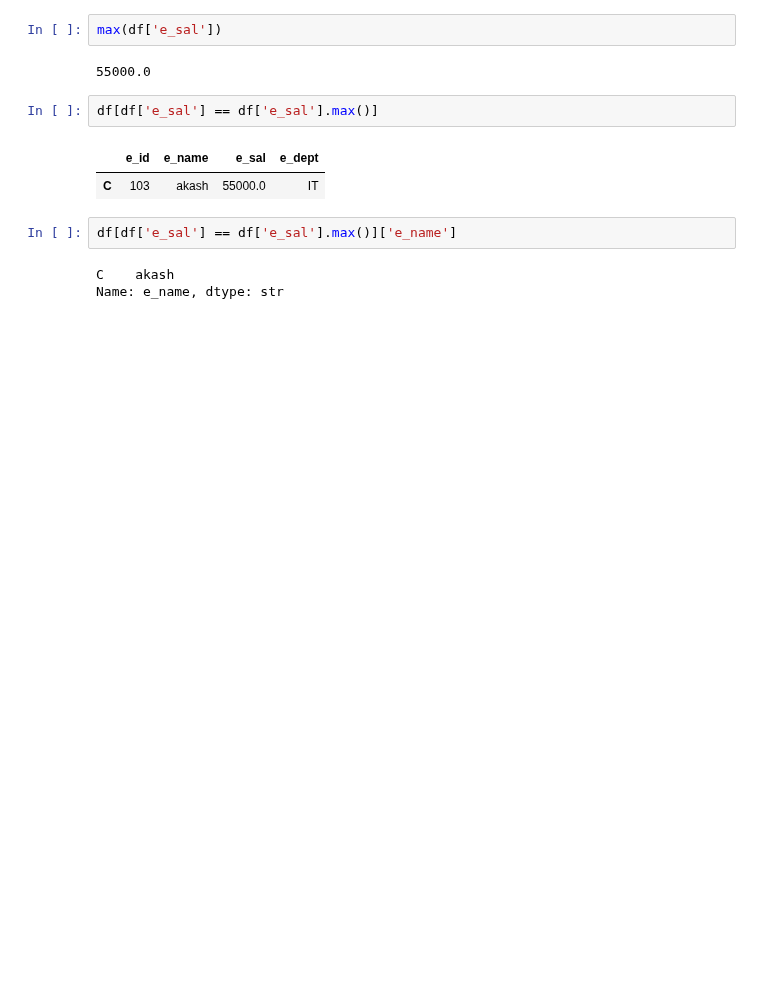
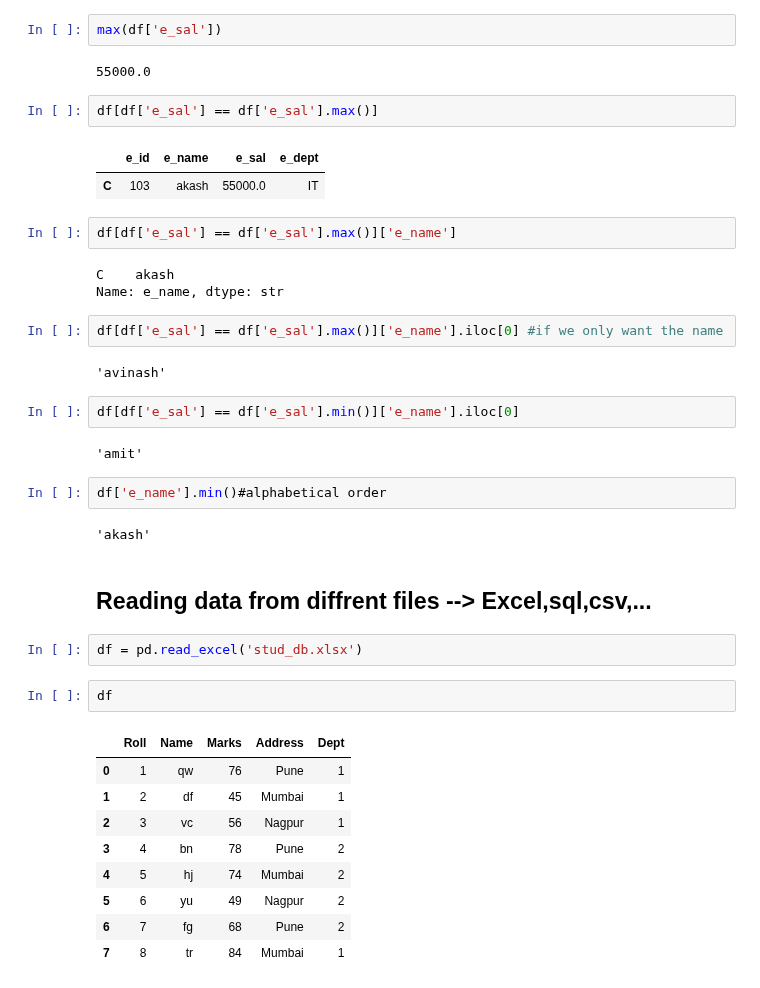
Before and after one commit to gtejas-45/Started-Python, a Jupyter notebook: pandas.ipynb, the cells around one changed output. Saved outputs shown, nothing was run; the diff lists cells and outputs as text; blank space fills up the shorter version.

```diff
--- a/pandas.ipynb
+++ b/pandas.ipynb
@@ -196,3 +197,31 @@ df[df['e_sal'] == df['e_sal'].max()]['e_name']
 # %% [output]
 C    akash
 Name: e_name, dtype: str
+# %%
+df[df['e_sal'] == df['e_sal'].max()]['e_name'].iloc[0] #if we only want the name
+# %% [output]
+'avinash'
+# %%
+df[df['e_sal'] == df['e_sal'].min()]['e_name'].iloc[0]
+# %% [output]
+'amit'
+# %%
+df['e_name'].min()#alphabetical order
+# %% [output]
+'akash'
+# %% [markdown]
+## Reading data from diffrent files --> Excel,sql,csv,...
+# %%
+df = pd.read_excel('stud_db.xlsx')
+# %%
+df
+# %% [output]
+|  | Roll | Name | Marks | Address | Dept |
+| 0 | 1 | qw | 76 | Pune | 1 |
+| 1 | 2 | df | 45 | Mumbai | 1 |
+| 2 | 3 | vc | 56 | Nagpur | 1 |
+| 3 | 4 | bn | 78 | Pune | 2 |
+| 4 | 5 | hj | 74 | Mumbai | 2 |
+| 5 | 6 | yu | 49 | Nagpur | 2 |
+| 6 | 7 | fg | 68 | Pune | 2 |
+| 7 | 8 | tr | 84 | Mumbai | 1 |
```
Also changed, not shown: parts of 31 cells of this notebook, 1 other file.
